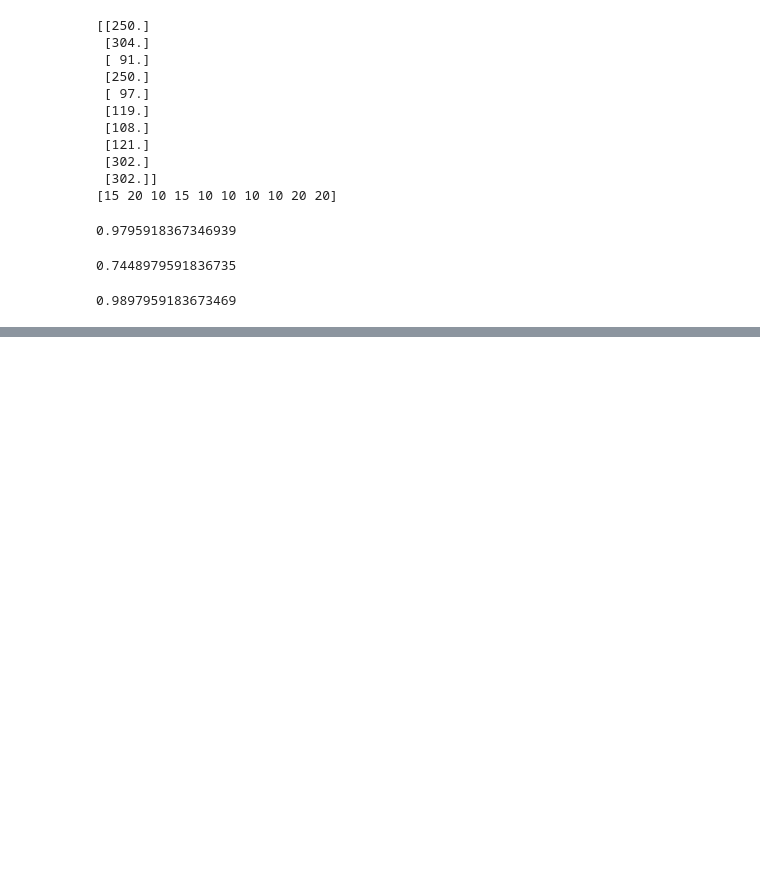
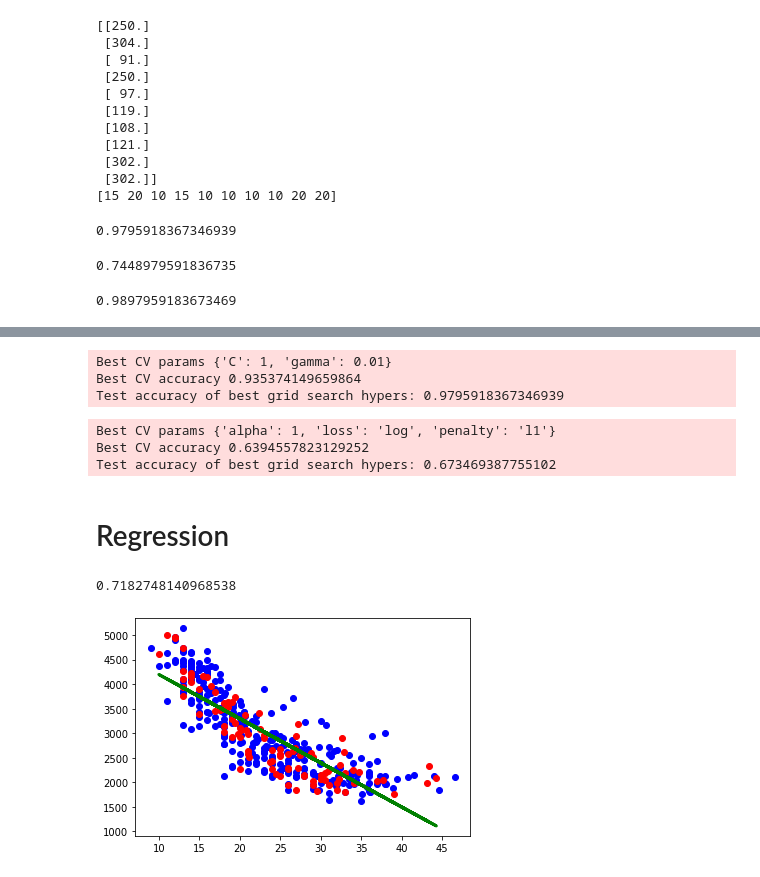
Before and after one commit to etbox/sklearn-application, a Jupyter notebook: main.ipynb, the cells around one changed output, grey strips where cells are left out. Saved outputs shown, nothing was run; the diff lists cells and outputs as text; code cells hidden in the pictures; blank space fills up the shorter version.

```diff
--- a/main.ipynb
+++ b/main.ipynb
@@ -132,0 +136,52 @@ ridge.score(X_test, y_test)
+# %%
+from sklearn.model_selection import GridSearchCV
+
+svm = SVC()
+parameters = {'C':[0.1, 1, 10], 'gamma':[0.00001, 0.0001, 0.001, 0.01, 0.1]}
+searcher = GridSearchCV(svm, parameters)
+searcher.fit(X_train, y_train)
+
+print("Best CV params", searcher.best_params_)
+print("Best CV accuracy", searcher.best_score_)
+print("Test accuracy of best grid search hypers:", searcher.score(X_test,  y_test), '\n')
+# %% [output]
+Best CV params {'C': 1, 'gamma': 0.01}
+Best CV accuracy 0.935374149659864
+Test accuracy of best grid search hypers: 0.9795918367346939
+# %%
+from sklearn.linear_model import SGDClassifier
+
+linear_classifier = SGDClassifier(random_state=0)
+parameters = {'alpha':[0.00001, 0.0001, 0.001, 0.01, 0.1, 1],
+             'loss':['hinge', 'log'], 'penalty':['l1','l2']}
+searcher = GridSearchCV(linear_classifier, parameters, cv=10)
+searcher.fit(X_train, y_train)
+
+print("\nBest CV params", searcher.best_params_)
+print("Best CV accuracy", searcher.best_score_)
+print("Test accuracy of best grid search hypers:", searcher.score(X_test, y_test), '\n')
+# %% [output]
+Best CV params {'alpha': 1, 'loss': 'log', 'penalty': 'l1'}
+Best CV accuracy 0.6394557823129252
+Test accuracy of best grid search hypers: 0.673469387755102
+# %% [markdown]
+# Regression
+# %%
+X = df['mpg'].values.reshape(-1, 1)
+y = df['weight'].values.reshape(-1, 1)
+X_train, X_test, y_train, y_test = train_test_split(X, y, random_state=42)
+# %%
+from sklearn.linear_model import LinearRegression
+
+reg = LinearRegression()
+reg.fit(X_train, y_train)
+y_pred = reg.predict(X_test)
+print(reg.score(X_test, y_test))
+
+plt.scatter(X_train, y_train, color = 'blue')
+plt.scatter(X_test, y_test, color = 'red')
+plt.plot(X_test, y_pred, color='green', linewidth=3)
+plt.show()
+# %% [output]
+0.7182748140968538
+[figure, added]
```
Also changed, not shown: parts of 16 cells of this notebook, 1 other file.
